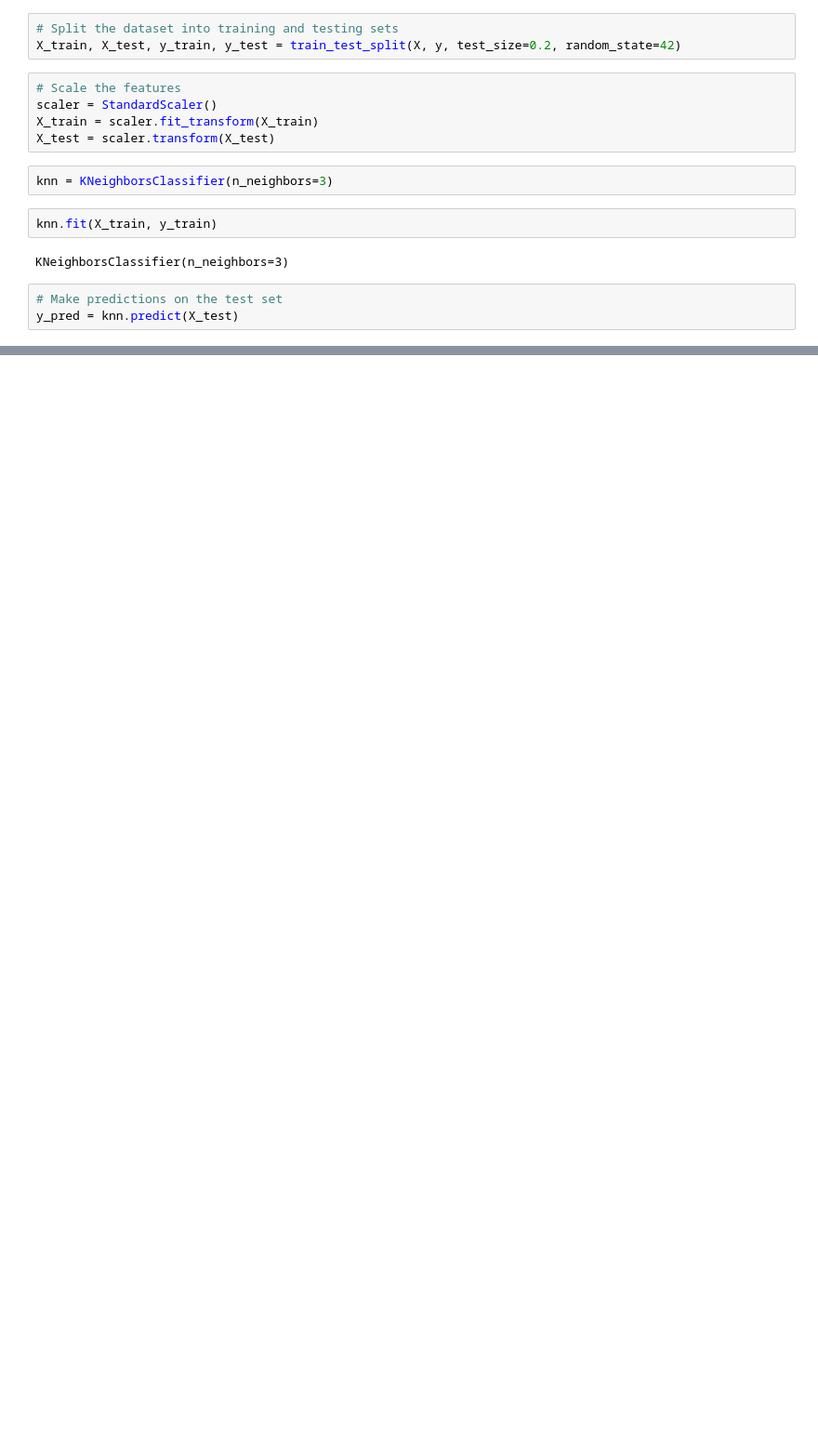
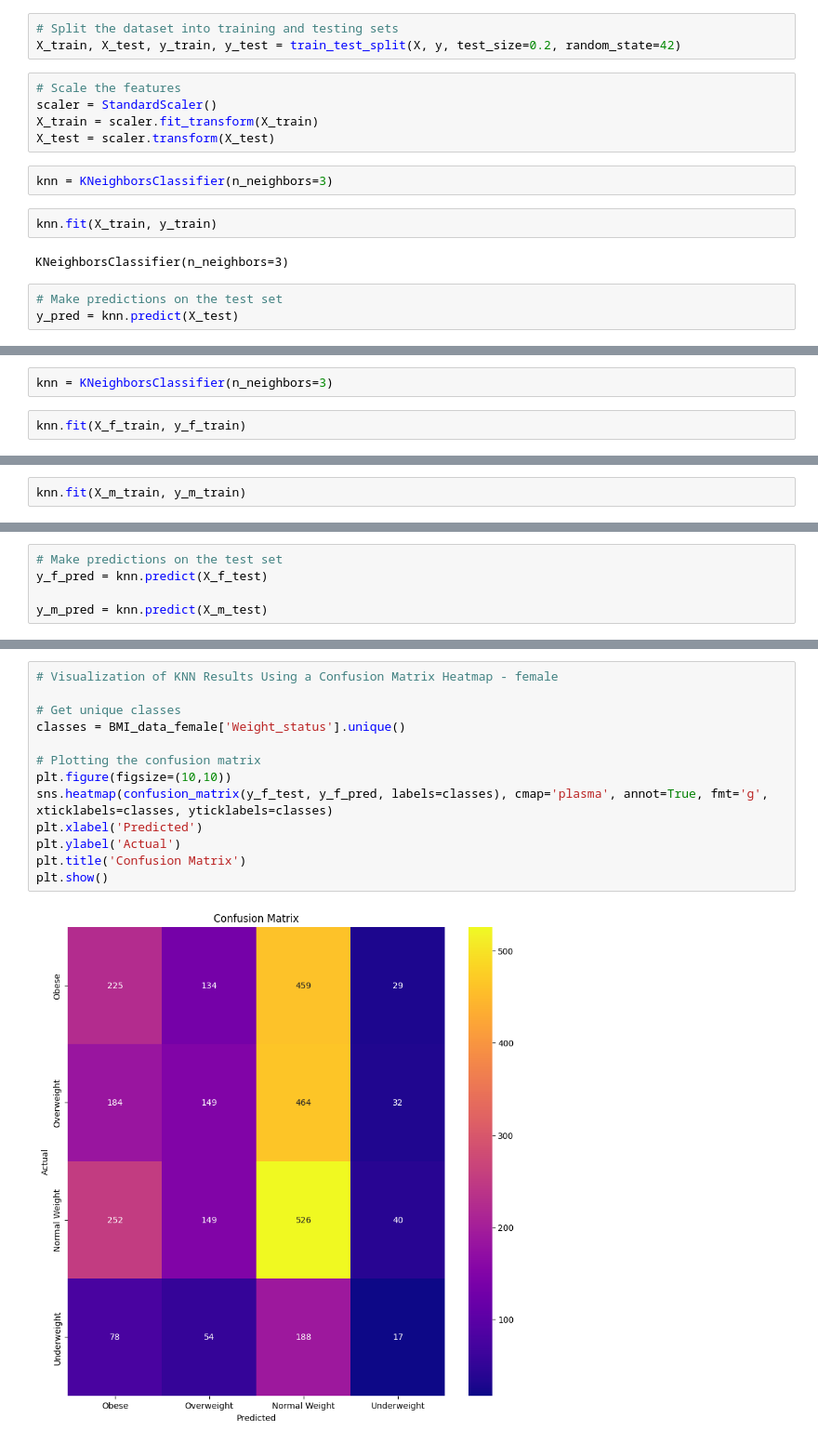
Before and after one commit to fengyankai/CHL5230-Datathon-1, a Jupyter notebook: Datathon__1.ipynb, the cells around one changed output, grey strips where cells are left out. Shown at 93% size. Drawn from its saved outputs; the diff is of its cells as text; blank space fills up the shorter version.

```diff
--- a/Datathon__1.ipynb
+++ b/Datathon__1.ipynb
@@ -203,0 +303,4 @@ Normal Weight       0.34      0.57      0.42      1562
+# %%
+knn = KNeighborsClassifier(n_neighbors=3)
+# %%
+knn.fit(X_f_train, y_f_train)
@@ -203,0 +309,2 @@ Normal Weight       0.34      0.57      0.42      1562
+# %%
+knn.fit(X_m_train, y_m_train)
@@ -203,0 +313,5 @@ Normal Weight       0.34      0.57      0.42      1562
+# %%
+# Make predictions on the test set
+y_f_pred = knn.predict(X_f_test)
+
+y_m_pred = knn.predict(X_m_test)
@@ -203,0 +356,15 @@ Normal Weight       0.34      0.57      0.42      1562
+# %%
+# Visualization of KNN Results Using a Confusion Matrix Heatmap - female
+
+# Get unique classes
+classes = BMI_data_female['Weight_status'].unique()
+
+# Plotting the confusion matrix
+plt.figure(figsize=(10,10))
+sns.heatmap(confusion_matrix(y_f_test, y_f_pred, labels=classes), cmap='plasma', annot=True, fmt='g', xticklabels=classes, yticklabels=classes)
+plt.xlabel('Predicted')
+plt.ylabel('Actual')
+plt.title('Confusion Matrix')
+plt.show()
+# %% [output]
+[figure, added]
```
Also changed, not shown: parts of 21 cells of this notebook.
